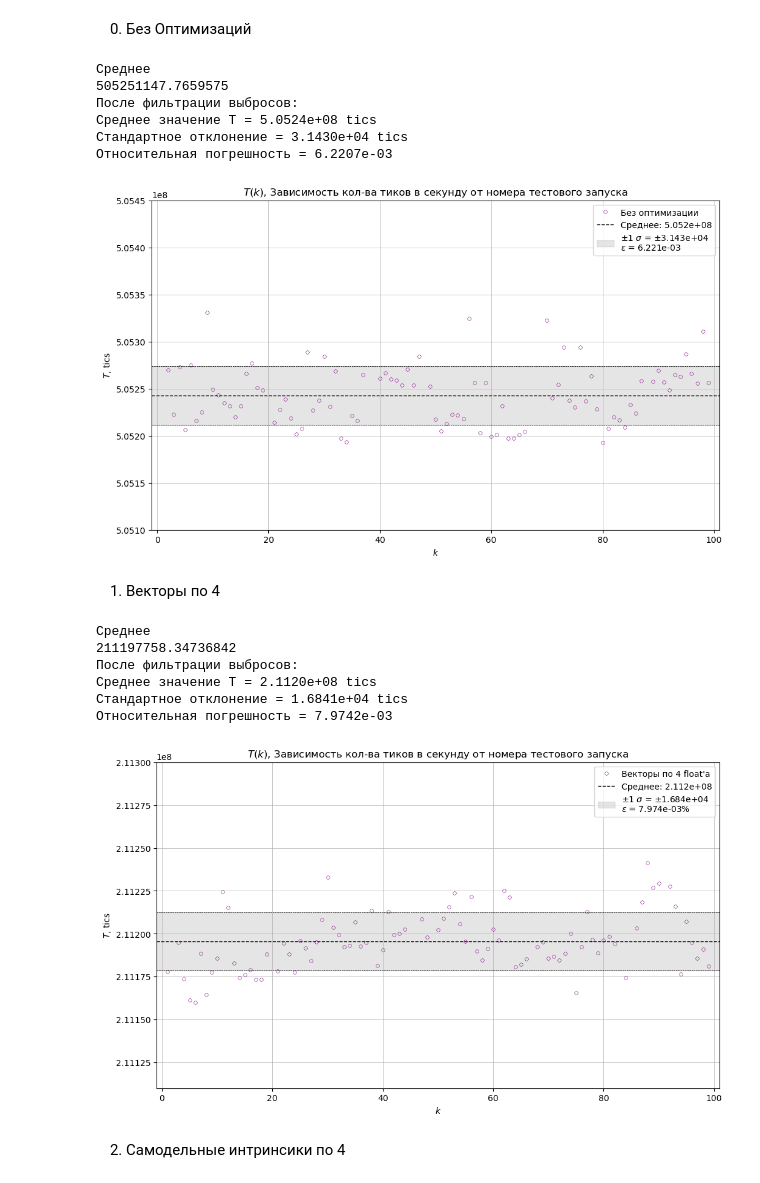
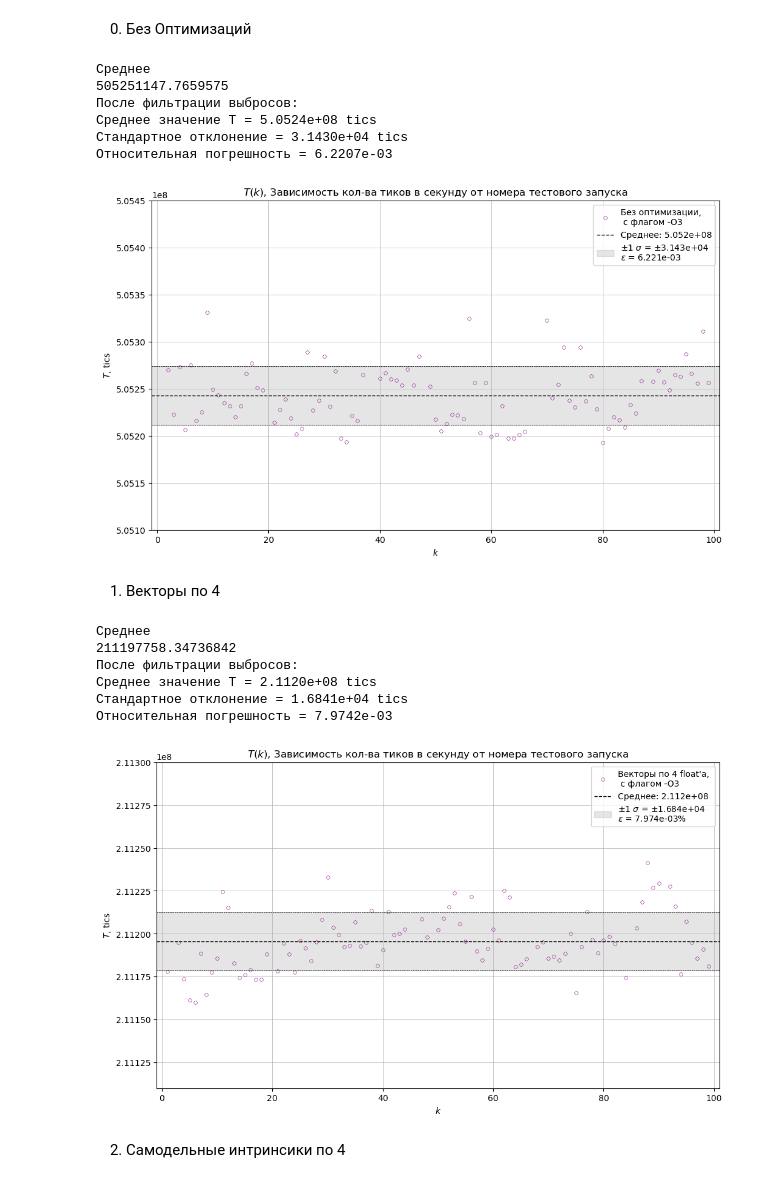
Before and after one commit to kand1bober/Mandelbrot, a Jupyter notebook: lab.ipynb, the cells around one changed output. Drawn from its saved outputs; the diff is of its cells as text; code cells hidden in the pictures.

```diff
--- a/lab.ipynb
+++ b/lab.ipynb
@@ -171,7 +170,7 @@ print(f"Относительная погрешность = { rel_y0_filtered:.4
 plot_4 = plt.figure(figsize=(12, 7))
 
 plt.plot(x0_filtered, y0_filtered, marker='o', markerfacecolor='none', markeredgecolor='purple', markeredgewidth=0.4, linestyle='', markersize=4,
-         label='Без оптимизации' )
+         label='Без оптимизации, \n с флагом -O3' )
 
 z_0 = np.polyfit(x0_filtered, y0_filtered, deg=1)
 polynom_0 = np.poly1d(z_0)
@@ -179,34 +178,34 @@ polynom_0 = np.poly1d(z_0)
 
 plt.axhline(mean_y0_filtered, color='black', linestyle='--', linewidth=1,
             label=f'Среднее: {mean_y0_filtered:.3e}')
 plt.axhline(mean_y0_filtered + std_y0_filtered, color='black', linestyle='--', linewidth=0.5)
 plt.axhline(mean_y0_filtered - std_y0_filtered, color='black', linestyle='--', linewidth=0.5)
 
 plt.fill_between([-1,101],
                  mean_y0_filtered - std_y0_filtered,
                  mean_y0_filtered + std_y0_filtered,
                  color='gray', alpha=0.2,
                  label=f'±1 $\\sigma$ = ±{std_y0_filtered:.3e}\n'
                  f'$\\epsilon$ = {rel_y0_filtered:.3e}')
 
 plt.grid(True, linestyle='-', linewidth=0.5)
 plt.title("$T(k)$, Зависимость кол-ва тиков в секунду от номера тестового запуска")
 plt.ylabel("$T$, tics")
 plt.xlabel("$k$")
 plt.xlim(-1, 101)
 plt.ylim(5.051e8, 5.0545e8)
 
 plt.legend()
 plt.savefig("graphs/0.png")
 plt.show()
 # %% [output]
 Среднее
 505251147.7659575
 После фильтрации выбросов:
 Среднее значение T = 5.0524e+08 tics
 Стандартное отклонение = 3.1430e+04 tics
 Относительная погрешность = 6.2207e-03
-[figure, old version]
+[figure, new version]
 # %% [markdown]
 1. Векторы по 4
 # %%
@@ -264,7 +263,7 @@ print(f"Относительная погрешность = { rel_y1_filtered:.4
 plot_1 = plt.figure(figsize=(12, 7))
 
 plt.plot(x1_filtered, y1_filtered, marker='o', markerfacecolor='none', markeredgecolor='purple', markeredgewidth=0.4, linestyle='', markersize=4,
-         label='Векторы по 4 float\'a' )
+         label='Векторы по 4 float\'a, \n с флагом -O3' )
 
 z_1 = np.polyfit(x1_filtered, y1_filtered, deg=1)
 polynom_1 = np.poly1d(z_1)
@@ -299,7 +298,7 @@ plt.show()
 Среднее значение T = 2.1120e+08 tics
 Стандартное отклонение = 1.6841e+04 tics
 Относительная погрешность = 7.9742e-03
-[figure, old version]
+[figure, new version]
 # %% [markdown]
 2. Самодельные интринсики по 4
 # %%
```
Also changed, not shown: parts of 4 cells of this notebook, 6 other files.
